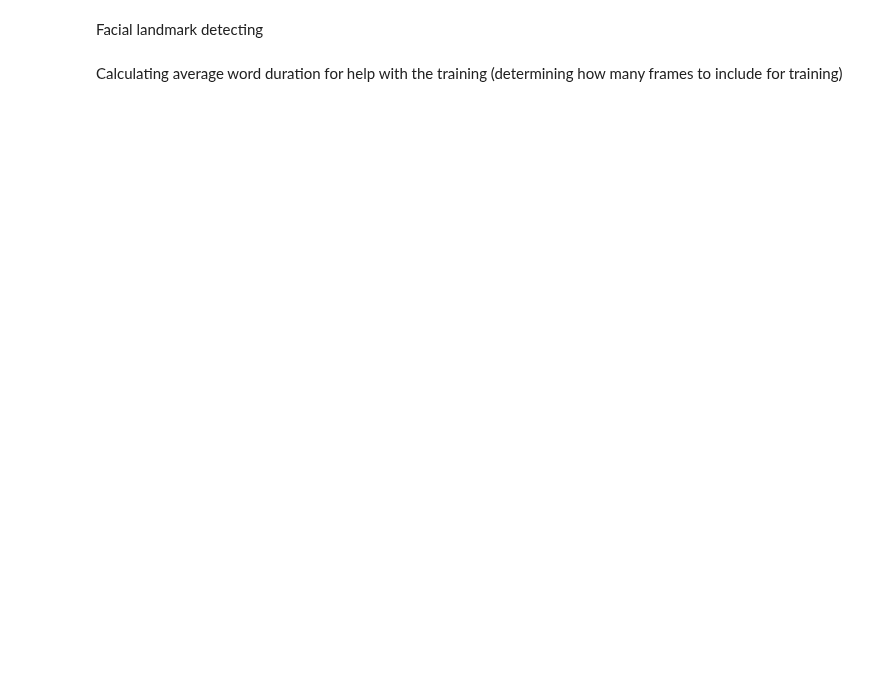
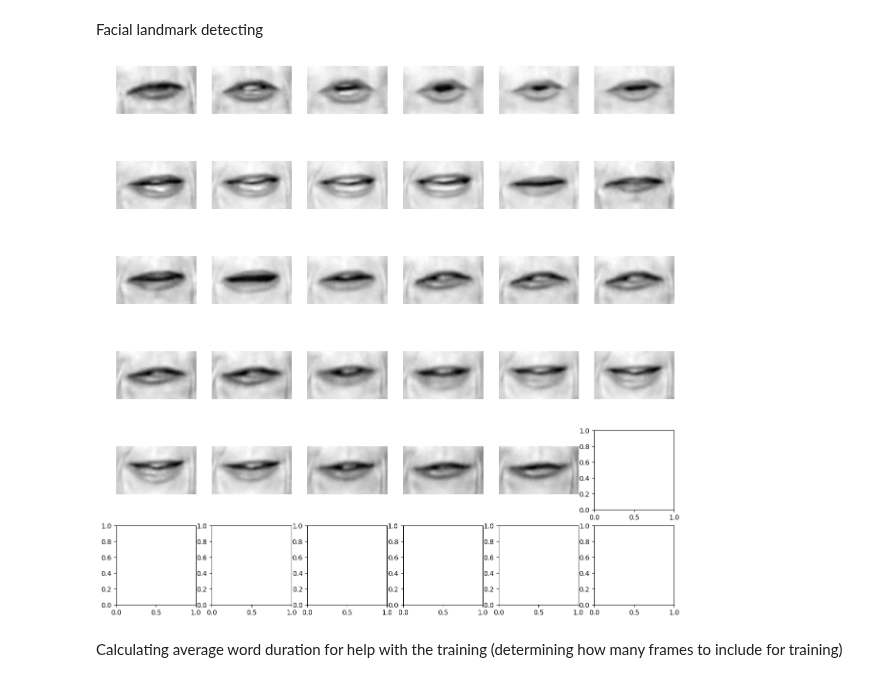
Before and after one commit to kocsis-david/LipReadingModel, a Jupyter notebook: load_prep_detect_frontend.ipynb, the cells around one changed output. Saved outputs shown, nothing was run; the diff lists cells and outputs as text; code cells hidden in the pictures; blank space fills up the shorter version.

```diff
--- a/load_prep_detect_frontend.ipynb
+++ b/load_prep_detect_frontend.ipynb
@@ -274,11 +194,13 @@ print(len(lips_test[0]))
 # %%
 fig, ax = plt.subplots(6, 6, figsize=(15, 15))
 for i in range(29):
     row = i // 6
     col = i % 6
-    ax[row, col].imshow(lips_train[0][i], cmap='gray')
+    ax[row, col].imshow(lips_train_list[0][i], cmap='gray')
     ax[row, col].axis('off')
 plt.show()
+# %% [output]
+[figure, added]
 # %% [markdown]
 Calculating average word duration for help with the training (determining how many frames to include for training)
 # %%
```
Also changed, not shown: parts of 36 cells of this notebook.
